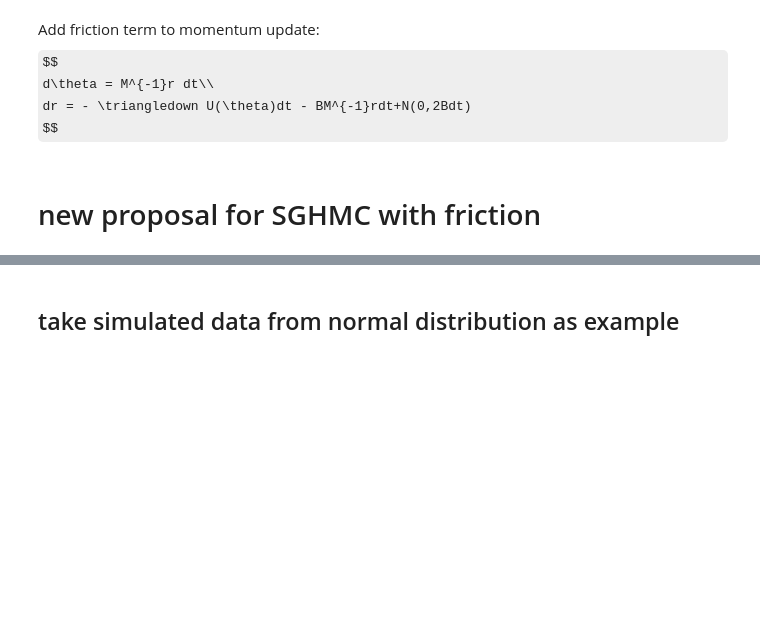
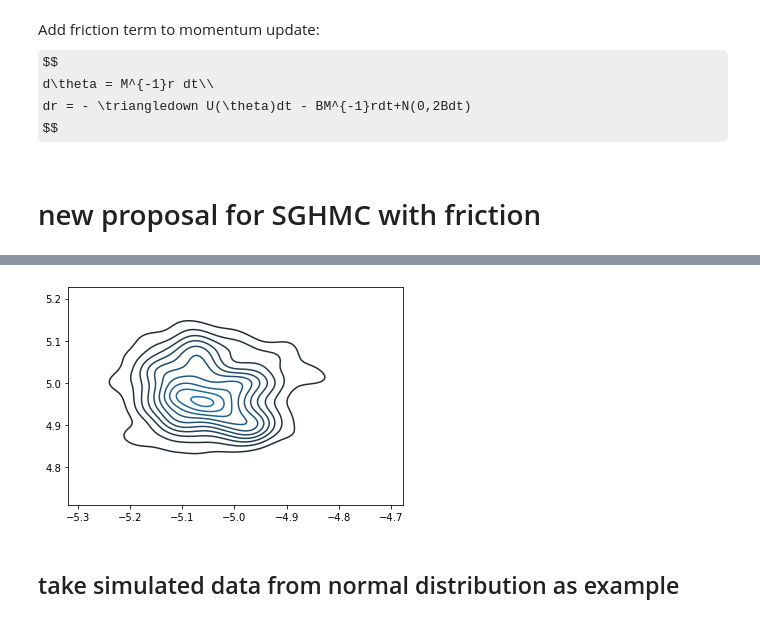
Before and after one commit to tzring/Stochastic-Gradient-HMC-with-Friction, a Jupyter notebook: SGHMC_friction.ipynb, the cells around one changed output, grey strips where cells are left out. Cells and saved outputs as stored; diff of their text form; code cells hidden in the pictures; some formulas as TeX source; blank space fills up the shorter version.

```diff
--- a/SGHMC_friction.ipynb
+++ b/SGHMC_friction.ipynb
@@ -266,3 +269,24 @@ sns.kdeplot(theta)
+# %%
+mu = np.array([-5, 5]).reshape(2,1) # true value for mu
+n = 200 # number of observations
+y = np.r_[np.random.normal(mu[0], 1, n),np.random.normal(mu[1], 1, n)]
+# %%
+def mn_glpdf(y,mu):
+    exp1=np.exp(-0.5*(y-mu[0])**2)
+    exp2=np.exp(-0.5*(y-mu[1])**2)
+
+    v = np.c_[exp1*(y-mu[0]),exp2*(y-mu[1])]
+    return np.sum(v/(exp1+exp2),axis=0)
+
+def mn_glpr(mu):
+    return -(np.sum(mu)/100)
+# %%
+theta_mn,r_mn = SGHMC_friction2(theta0=np.array([1,1]), X = y[:,None], grad_logden_data=mn_glpdf, grad_logden_prior=mn_glpr, eps=0.01, i=1000, B=0, C=np.eye(2), batch_size=100,burnin=500)
+# %%
+kdeplt2 = sns.kdeplot(theta_mn[:,0],theta_mn[:,1])
+plt.show()
+# %% [output]
+[figure, added]
 # %% [markdown]
 ## take simulated data from normal distribution as example
 # %% [markdown]
```
Also changed, not shown: parts of 4 cells of this notebook.
